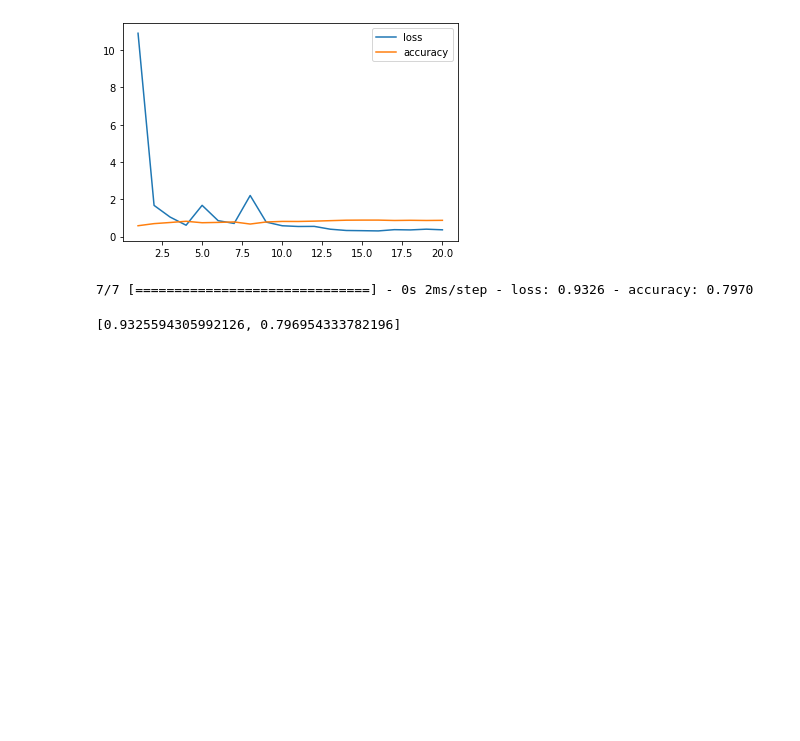
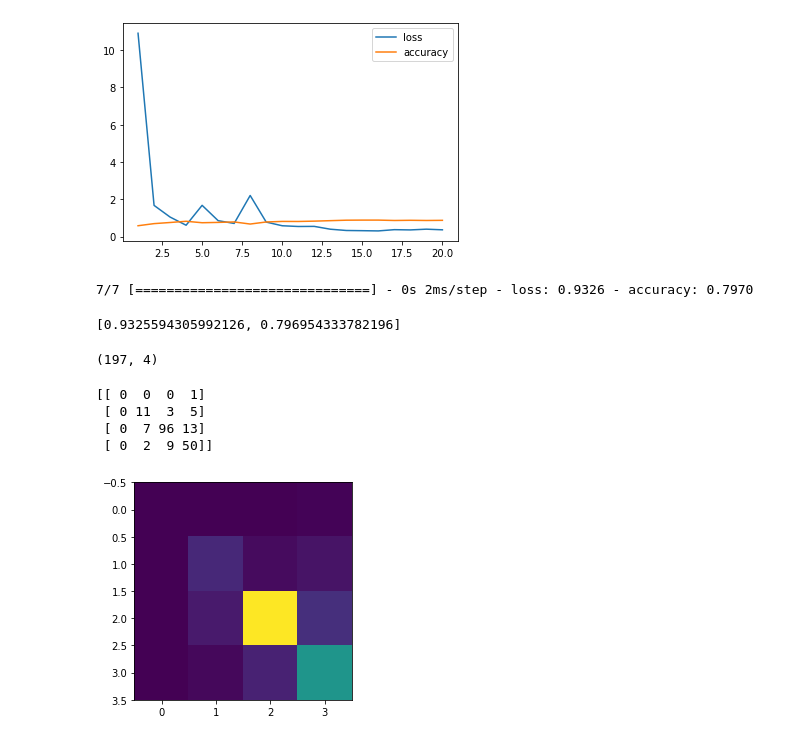
Before and after one commit to julsunny/darthradar, a Jupyter notebook: dopplernet.ipynb, the cells around one changed output. Saved outputs shown, nothing was run; the diff lists cells and outputs as text; code cells hidden in the pictures; blank space fills up the shorter version.

Commit message:
add confusion matrix

```diff
--- a/dopplernet.ipynb
+++ b/dopplernet.ipynb
@@ -119,3 +119,21 @@ history.model.evaluate(x_test,y_test)
 # %% [output]
 7/7 [==============================] - 0s 2ms/step - loss: 0.9326 - accuracy: 0.7970
 [0.9325594305992126, 0.796954333782196]
+# %%
+y_pred = history.model.predict(x_test)
+y_pred.shape
+# %% [output]
+(197, 4)
+# %%
+from sklearn.metrics import confusion_matrix
+y_pred_abs = np.argmax(y_pred, axis=1)
+y_test_abs = np.argmax(y_test, axis=1)
+cm=confusion_matrix(y_test_abs,y_pred_abs)
+plt.imshow(cm)
+print(cm)
+# %% [output]
+[[ 0  0  0  1]
+ [ 0 11  3  5]
+ [ 0  7 96 13]
+ [ 0  2  9 50]]
+[figure, added]
```
Also changed, not shown: parts of 1 cell of this notebook.
